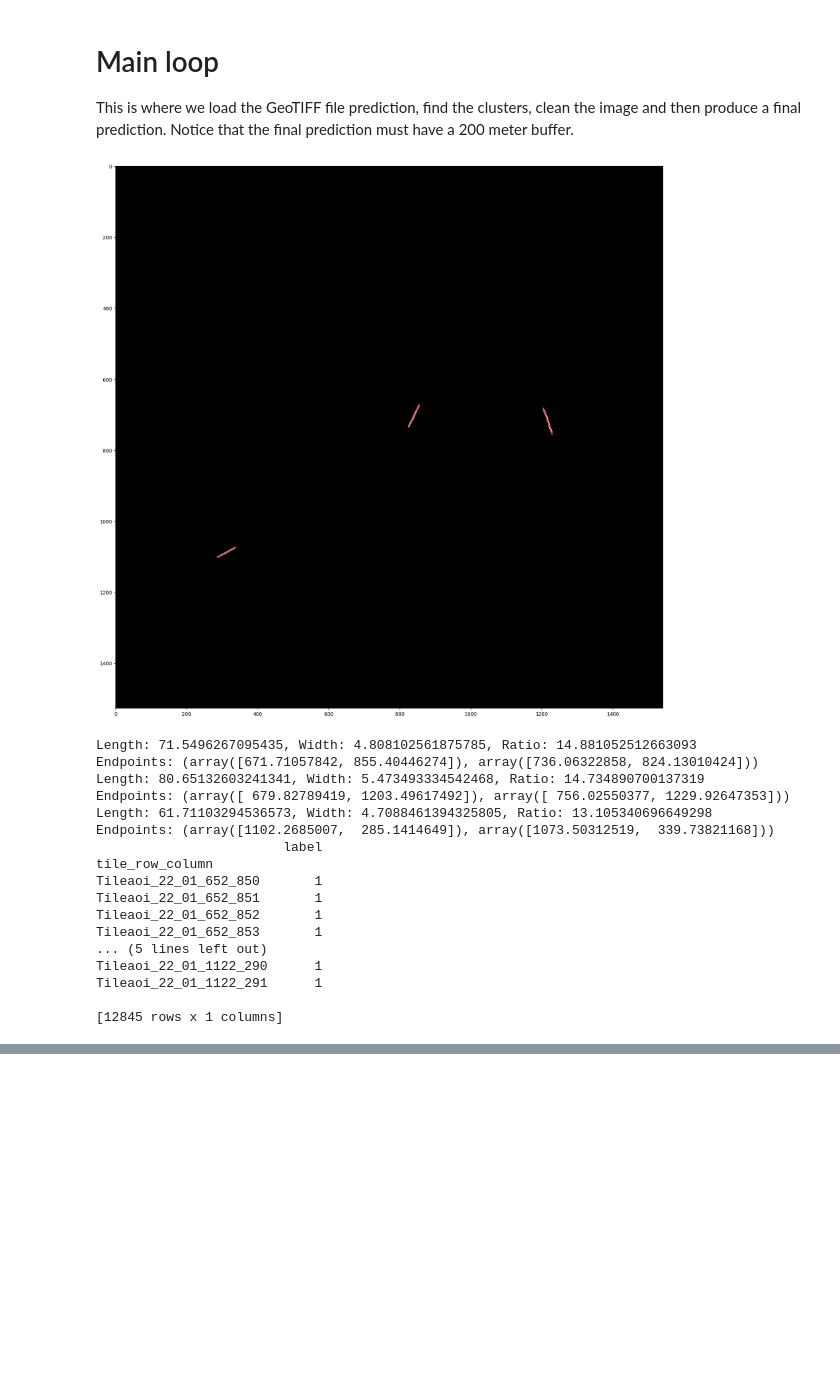
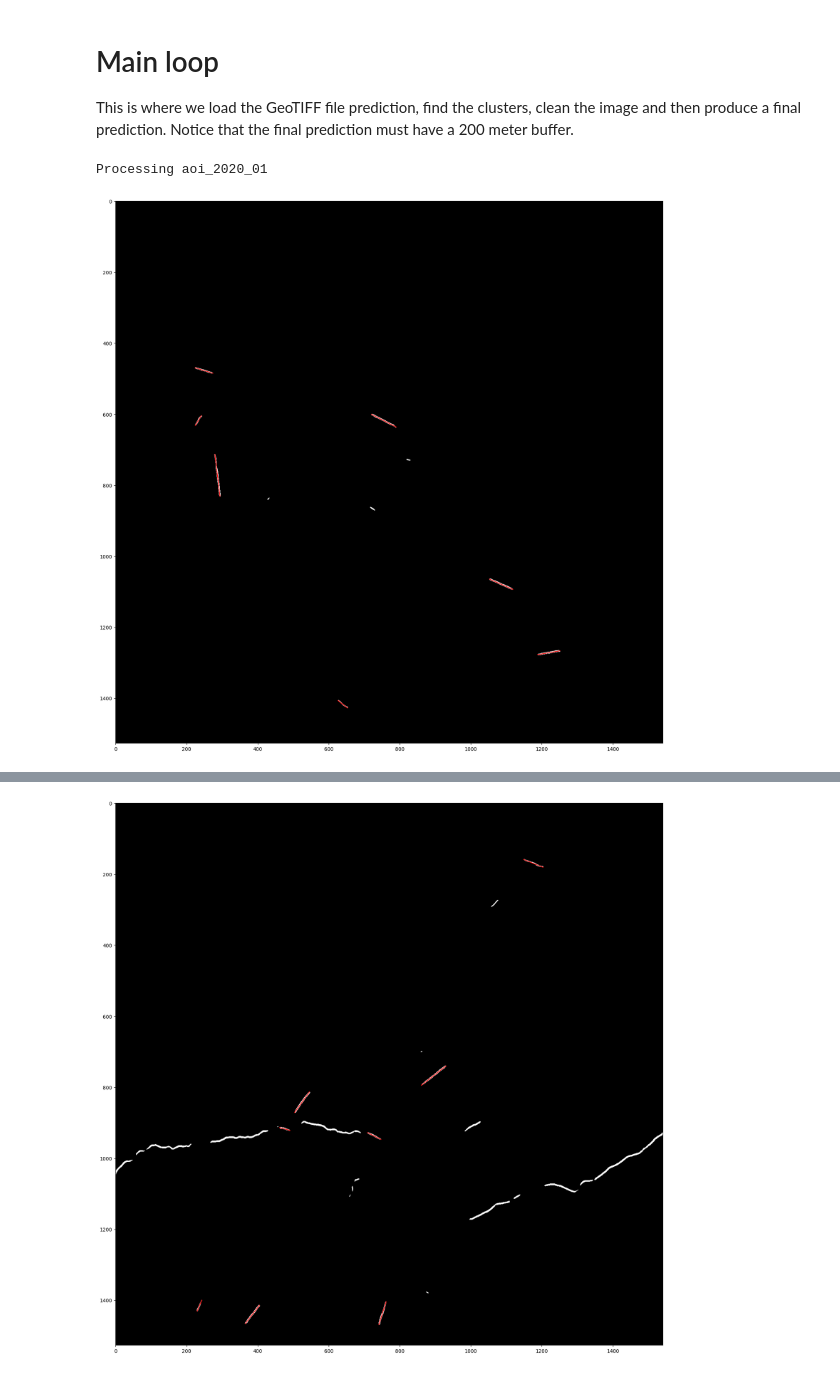
Before and after one commit to liangchow/zindi-amazon-secret-runway, a Jupyter notebook: image_cleaning.ipynb, the cells around one changed output, grey strips where cells are left out. Cells and saved outputs as stored; diff of their text form; code cells hidden in the pictures; blank space fills up the shorter version.

Commit message:
Added a loop to precess all the files in a directory at once.

```diff
--- a/image_cleaning.ipynb
+++ b/image_cleaning.ipynb
@@ -296,52 +313,54 @@ def export_dataframe_to_csv(df, csv_path):
+# %%
+def modify_string_for_submission_file(input_string):
+    """
+    Removes "20" from the input string if it's in the format "aoi_20YY_MM".
+
+    Args:
+      input_string: The input string.
+
+    Returns:
+      The modified string with "20" removed, or the original string if
+      it doesn't match the expected format.
+    """
+    return re.sub(r"aoi_20(\d\d)_(\d\d)", r"aoi_\1_\2", input_string)
 # %% [markdown]
 # Main loop
 
 This is where we load the GeoTIFF file prediction, find the clusters,
 clean the image and then produce a final prediction. Notice that the final prediction must have a 200 meter buffer.
 # %%
-aoi_file = 'aoi_2022_01'
+aoi_files = ['aoi_2020_01', 'aoi_2020_02', 'aoi_2020_03', 'aoi_2021_01', 'aoi_2021_02', 'aoi_2021_03', 'aoi_2021_04', 'aoi_2022_01', 'aoi_2022_02', 'aoi_2023_01', 'aoi_2024_01']
+aoi_directory = '/content/drive/MyDrive/Zindi-Amazon/Studies/model_20241030_20m_lr0005_B4_B3_B2_B8_VV'
 
-geotiff_path = f'/content/drive/MyDrive/Zindi-Amazon/Studies/model_20241030_20m_lr0005_B4_B3_B2_VV/{aoi_file}_prediction_mosaic.tif'
-binary_mask = load_binary_mask_from_geotiff(geotiff_path)
-lines = process_clusters(binary_mask)
+for aoi_file in aoi_files:
+    print(f'Processing {aoi_file}')
+    geotiff_path = f'{aoi_directory}/{aoi_file}_prediction_mosaic.tif'
 
-plot_clusters_and_lines(binary_mask, lines)
+    binary_mask = load_binary_mask_from_geotiff(geotiff_path)
+    lines = process_clusters(binary_mask)
 
+    plot_clusters_and_lines(binary_mask, lines)
 
-# Output the line information
-for line in lines:
-    print(f"Length: {line['length']}, Width: {line['width']}, Ratio: {line['ratio']}")
-    print(f"Endpoints: {line['endpoints']}")
+    # Output the line information
+    for line in lines:
+        print(f" Length: {line['length']}, Width: {line['width']}, Ratio: {line['ratio']}")
+        print(f" Endpoints: {line['endpoints']}")
 
+    # Convert lines to GeoJSON object.
+    geojson_data = lines_to_geojson(lines, geotiff_path)
 
-# Convert lines to GeoJSON object.
-geojson_data = lines_to_geojson(lines, geotiff_path)
+    # Get model bands stored in name of the directory.
+    bands = extract_model_bands(aoi_directory)
 
+    # Create final mask with padding.
+    create_mask_from_geojson(geojson_data, geotiff_path, f'{aoi_file}_{bands}_prediction_final.tif')
 
-# Create final mask:
-create_mask_from_geojson(geojson_data, geotiff_path, f'{aoi_file}_prediction_final.tif')
+    submission_tag = modify_string_for_submission_file(aoi_file)
+    df = create_dataframe_from_mask(f'{aoi_file}_{bands}_prediction_final.tif', submission_tag)
+    #print(df)
 
-df = create_dataframe_from_mask(f'{aoi_file}_prediction_final.tif', 'aoi_22_01')
-print(df)
-
-csv_path = 'output_file.csv'  # Path to your CSV file
-export_dataframe_to_csv(df, csv_path)
+    csv_path = f'output_file_{bands}.csv'  # Path to your CSV file
+    export_dataframe_to_csv(df, csv_path)
 # %% [output]
+Processing aoi_2020_01
-[figure, old version]
+[figure, new version]
-Length: 71.5496267095435, Width: 4.808102561875785, Ratio: 14.881052512663093
-Endpoints: (array([671.71057842, 855.40446274]), array([736.06322858, 824.13010424]))
-Length: 80.65132603241341, Width: 5.473493334542468, Ratio: 14.734890700137319
-Endpoints: (array([ 679.82789419, 1203.49617492]), array([ 756.02550377, 1229.92647353]))
-Length: 61.71103294536573, Width: 4.7088461394325805, Ratio: 13.105340696649298
-Endpoints: (array([1102.2685007,  285.1414649]), array([1073.50312519,  339.73821168]))
-                        label
-tile_row_column
-Tileaoi_22_01_652_850       1
-Tileaoi_22_01_652_851       1
-Tileaoi_22_01_652_852       1
-Tileaoi_22_01_652_853       1
-... (5 lines left out)
-Tileaoi_22_01_1122_290      1
-Tileaoi_22_01_1122_291      1
-
-[12845 rows x 1 columns]
@@ -347,0 +382 @@ Tileaoi_22_01_1122_291      1
+[figure, added]
```
Also changed, not shown: parts of 4 cells of this notebook.
